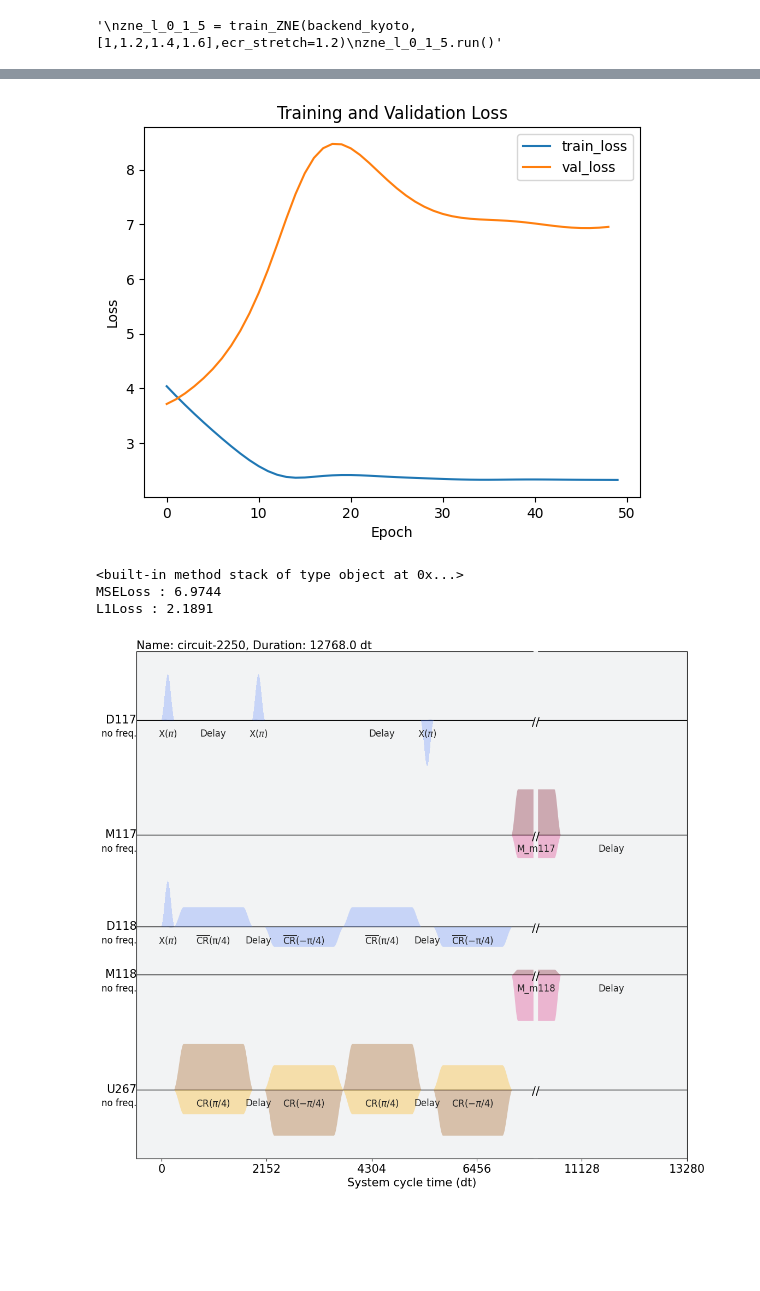
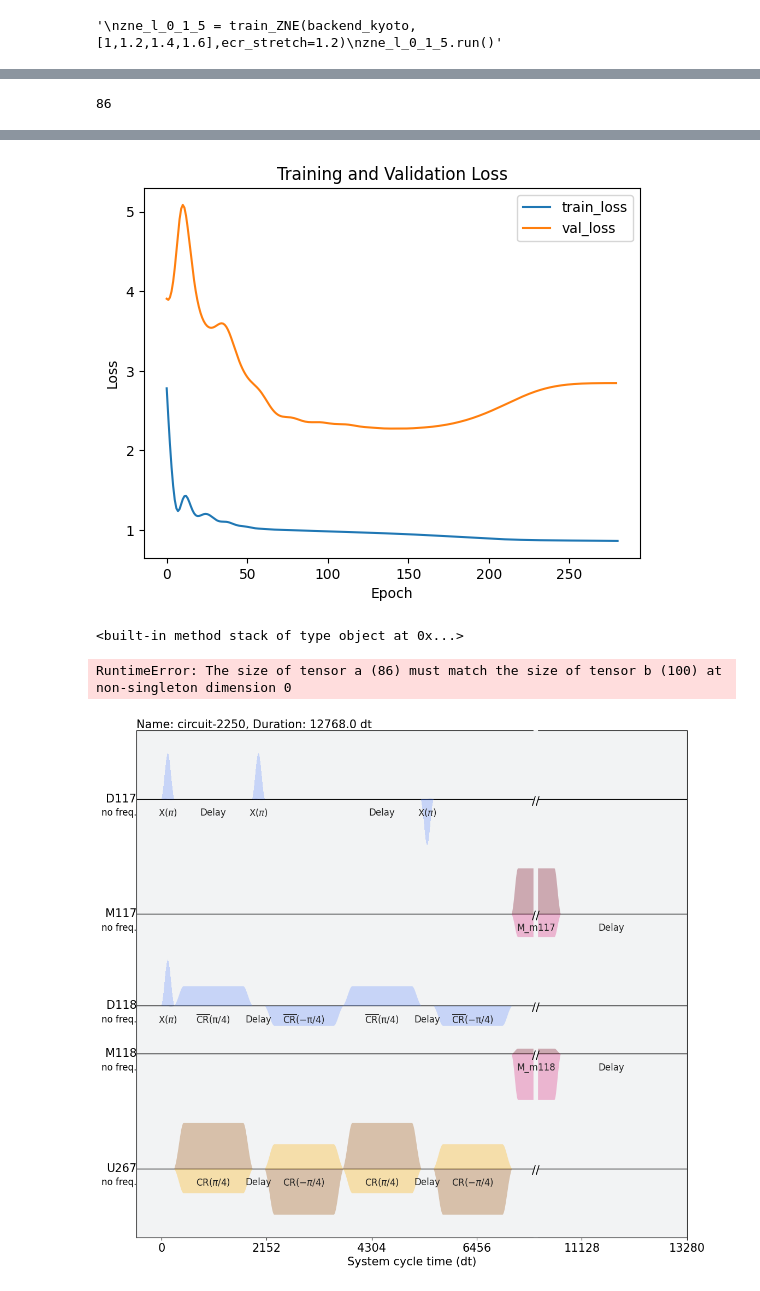
Before and after one commit to pop756/Quantum_KAN, a Jupyter notebook: Real_backend.ipynb, the cells around one changed output, grey strips where cells are left out. Cells and saved outputs as stored; diff of their text form; code cells hidden in the pictures; blank space fills up the shorter version.

```diff
--- a/Real_backend.ipynb
+++ b/Real_backend.ipynb
@@ -226,8 +290,7 @@ zne_osaka = ZNE(trotterized_ising_circuit,hamiltonian,backend_osaka,[0,1,2,3,4,5
 zne_osaka.make_data()
-# %%
-import torch
-zne_osaka.run()
-def get_data(zne):
-    return zne.train_label,zne.validation_label,zne.train_data,zne.validation_data
-
-train_label,validation_label,train_data,validation_data = get_data(zne_osaka)
+# %%
+import torch
+
+train_data,validation_data,train_label,validation_label = zne_osaka.run()
+train_data = torch.flip(train_data,dims=[1])
+validation_data = torch.flip(validation_data,dims=[1])
@@ -234,3 +355,7 @@ train_label,validation_label,train_data,validation_data = get_data(zne_osaka)
+# %%
+S_train_data,S_train_label,N_train_data,N_train_label = data_seperation(train_data,train_label)
+# %%
+S_validation_data,S_validation_label,N_validation_data,N_validation_label = data_seperation(validation_data,validation_label)
 # %%
 from functions.Error_mitigation import extrapolate_values
 linear_data = []
@@ -264,3 +405,7 @@ Raw train L1 loss : 1.1533193588256836
+# %%
+len(S_validation_data)
+# %% [output]
+86
 # %%
 import torch
 import torch.nn as nn
@@ -294,12 +439,12 @@ class EarlyStopping:
             self.counter += 1
             if self.counter >= self.patience:
                 self.early_stop = True
-early_stopping = EarlyStopping(patience=20, min_delta=0.025)
+early_stopping = EarlyStopping(patience=50, min_delta=0.025)
 # 데이터셋 및 데이터로더
-train_temp = validation_data[:]
-validation_temp = validation_data[:]
-train_dataset = TensorDataset(torch.tensor(train_temp ), torch.tensor(train_label))
-validation_dataset = TensorDataset(torch.tensor(validation_temp ), torch.tensor(validation_label))
+train_temp = S_train_data
+validation_temp = S_validation_data
+train_dataset = TensorDataset(torch.tensor(train_temp ), torch.tensor(S_train_label))
+validation_dataset = TensorDataset(torch.tensor(validation_temp ), torch.tensor(S_validation_label))
 train_loader = DataLoader(train_dataset, batch_size=100, shuffle=True)
 validation_loader = DataLoader(validation_dataset, batch_size=100, shuffle=False)
 
@@ -340,7 +485,7 @@ class LSTMModel(nn.Module):
         h0 = torch.zeros(1, x.size(0), self.hidden_size)  # LSTM의 초기 은닉 상태 초기화
         c0 = torch.zeros(1, x.size(0), self.hidden_size)  # LSTM의 초기 셀 상태 초기화
         out, _ = self.lstm(x, (h0, c0))  # LSTM을 통해 시퀀스 처리
-        out = nn.Dropout(0.3)(out)
+        #out = nn.Dropout(0.3)(out)
         out = self.fc(out[:, -1, :])  # 마지막 시퀀스의 출력을 fully connected layer에 적용하여 출력 생성
         return out
 
@@ -426,8 +571,7 @@ Epoch 49/1500, Training Loss: 2.3238320350646973, Validation Loss: 6.95192861557
 Early stopping
-[figure, old version]
+[figure, new version]
 <built-in method stack of type object at 0x...>
-MSELoss : 6.9744
-L1Loss : 2.1891
+RuntimeError: The size of tensor a (86) must match the size of tensor b (100) at non-singleton dimension 0
 # %%
 file_name = './Results/brisbane_realamp_stretch=1.2.csv'
 zne_brisbane_realamp.save(file_name)
```
Also changed, not shown: parts of 18 cells of this notebook, 1 other file.
